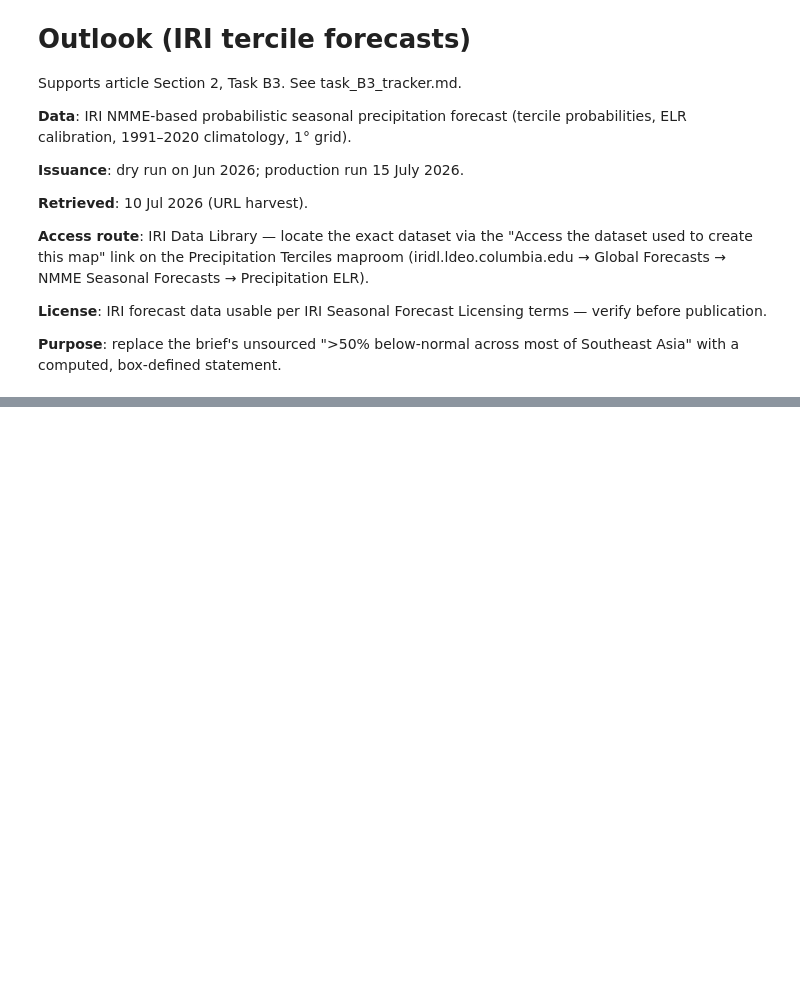
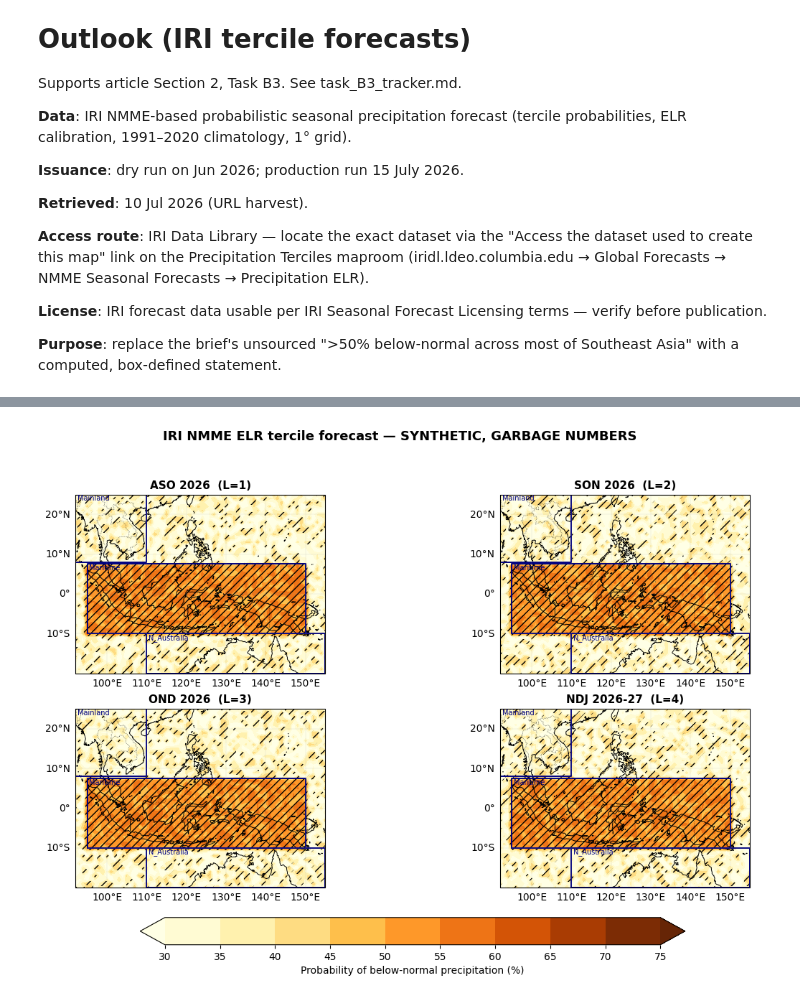
Before and after one commit to shunchantsai/Bjerknes-Diagnostic-Lab, a Jupyter notebook: 03_SEAsia_Drought_Data_Processing.ipynb, the cells around one changed output, grey strips where cells are left out. Saved outputs shown, nothing was run; the diff lists cells and outputs as text; code cells hidden in the pictures; blank space fills up the shorter version.

Commit message:
NB3 Task 2F: extraction, GRID CHECK, stats loop, four-panel figure, sentence emitter; reordered

```diff
--- a/03_SEAsia_Drought_Data_Processing.ipynb
+++ b/03_SEAsia_Drought_Data_Processing.ipynb
@@ -582,7 +604,7 @@ DATASET_URL = "https://iridl.ldeo.columbia.edu/SOURCES/.IRI/.FD/.NMME_Seasonal_F
 # therefore: log in to IRIDL in the browser, download data.nc manually,
 # place it at the path below. This cell only VALIDATES the file.
 from pathlib import Path
-raw = Path("data/task_b3_iri_terciles_jun2026_DRYRUN.nc")  # rename to ..._jul2026.nc on issuance day
+raw = Path(DATA_PATH)  # follows the SYNTHETIC toggle in the config cell
 assert raw.exists(), (
     f"{raw} not found. Download manually: log in to IRIDL in the browser, "
     f"open DATASET_URL, save the file to this path."
@@ -596,7 +618,5 @@ assert magic[:3] == b"CDF" or magic == b"\x89HDF", (
 )
 from netCDF4 import Dataset            # keeping to netCDF4 + numpy + matplotlib (pinned-deps discipline)
 ds = Dataset(raw)
-print(ds)                              # FIRST: inspect dims/variables — tercile axis naming varies
-# Expected structure: prob(category, forecast_time, lat, lon) with category = {below, normal, above}
-# Confirm category ordering from metadata before indexing — do not assume.
+print(ds)
 # %% [output]
@@ -622,4 +743,16 @@ def below_normal_stats(prob_below, prob_normal, prob_above, lat, lon, box, thres
     frac_strong = np.nansum(w * (valid & strong))   / np.nansum(w * valid)
     return frac_dom, frac_strong
 
-# Loop over SEASONS x boxes; store results in a small dict for Cell 6.
+
+results = {}
+for l_idx, season in enumerate(SEASONS):
+    pb_l = prob_2d("Below_Normal", l_idx)
+    pn_l = prob_2d("Normal",       l_idx)
+    pa_l = prob_2d("Above_Normal", l_idx)
+    for bname, box in BOXES.items():
+        fd, fs = below_normal_stats(pb_l, pn_l, pa_l, lat, lon, box, DOMINANCE_THRESHOLD)
+        results[(season, bname)] = {"frac_dominant": fd, "frac_strong": fs}
+
+print(f"{'season':14s} {'box':13s} {'below-normal dominant':>22s} {'>=50%':>8s}")
+for (season, bname), r in results.items():
+    print(f"{season:14s} {bname:13s} {r['frac_dominant']:>21.1%} {r['frac_strong']:>8.1%}")
@@ -655,0 +773,44 @@ You will then **write Section 2** integrating all these figures + the NOAA CPC p
+# %%
+import matplotlib.pyplot as plt
+import cartopy.crs as ccrs
+import cartopy.feature as cfeature
+
+fig, axes = plt.subplots(2, 2, figsize=(14, 9),
+                         subplot_kw={"projection": ccrs.PlateCarree()})
+levels = np.arange(30, 76, 5)
+
+for ax, (l_idx, season) in zip(axes.ravel(), enumerate(SEASONS)):
+    pb_l = prob_2d("Below_Normal", l_idx)
+    pn_l = prob_2d("Normal",       l_idx)
+    pa_l = prob_2d("Above_Normal", l_idx)
+
+    im = ax.contourf(lon, lat, pb_l, levels=levels, cmap="YlOrBr", extend="both",
+                     transform=ccrs.PlateCarree())
+    # hatch where below-normal is the DOMINANT tercile
+    dom = (pb_l > pn_l) & (pb_l > pa_l)
+    ax.contourf(lon, lat, dom.astype(float), levels=[0.5, 1.5],
+                colors="none", hatches=["///"], transform=ccrs.PlateCarree())
+
+    ax.add_feature(cfeature.COASTLINE, linewidth=0.7)
+    ax.add_feature(cfeature.BORDERS, linewidth=0.4, linestyle=":")
+
+    # ⚠ boxes are (W, S, E, N); set_extent wants [W, E, S, N] — REORDER
+    ax.set_extent([lon.min(), lon.max(), lat.min(), lat.max()], crs=ccrs.PlateCarree())
+
+    for bname, (w, s, e, n) in BOXES.items():
+        ax.plot([w, e, e, w, w], [s, s, n, n, s], lw=1.4, color="navy",
+                transform=ccrs.PlateCarree())
+        ax.text(w + 0.5, n - 1.5, bname, fontsize=7, color="navy",
+                transform=ccrs.PlateCarree())
+
+    gl = ax.gridlines(draw_labels=True, linewidth=0.3, alpha=0.4)
+    gl.top_labels = False; gl.right_labels = False
+    ax.set_title(f"{season}  (L={l_idx+1})", fontsize=11, fontweight="bold")
+
+cb = fig.colorbar(im, ax=axes, orientation="horizontal", pad=0.06, shrink=0.7)
+cb.set_label("Probability of below-normal precipitation (%)")
+banner = " — SYNTHETIC, GARBAGE NUMBERS" if SYNTHETIC else ""
+fig.suptitle(f"IRI NMME ELR tercile forecast{banner}", fontsize=13, fontweight="bold")
+plt.show()
+# %% [output]
+[figure, added]
```
Also changed, not shown: parts of 11 cells of this notebook.
